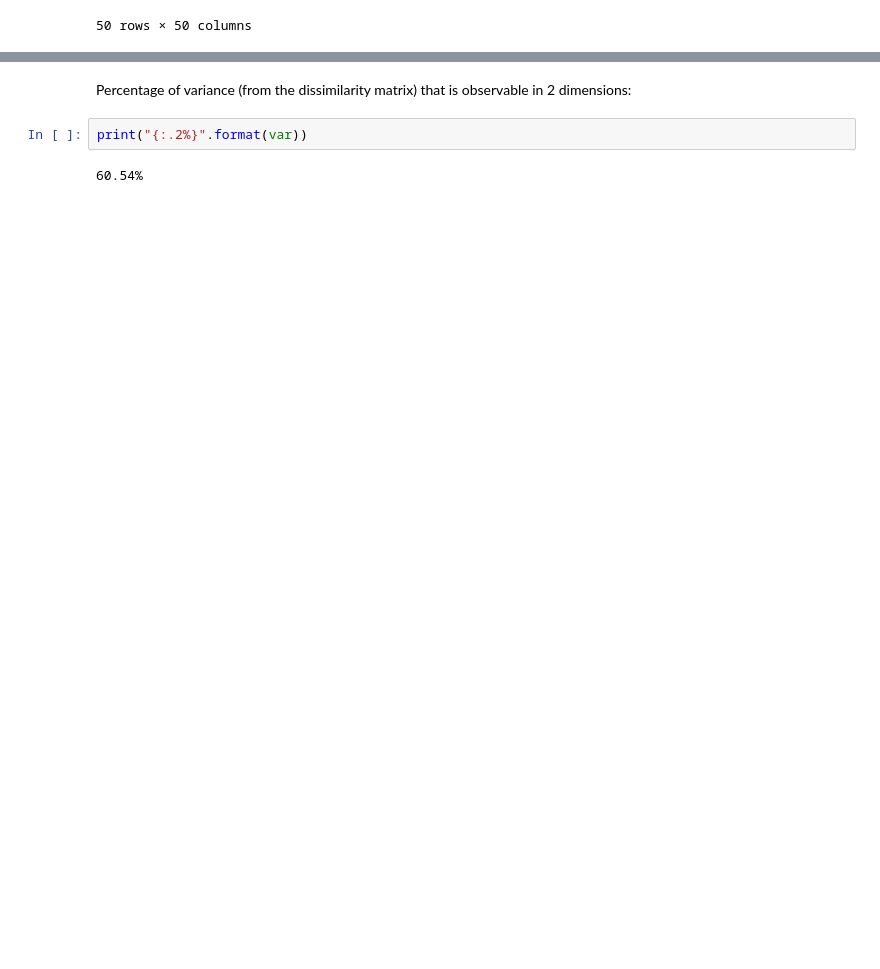
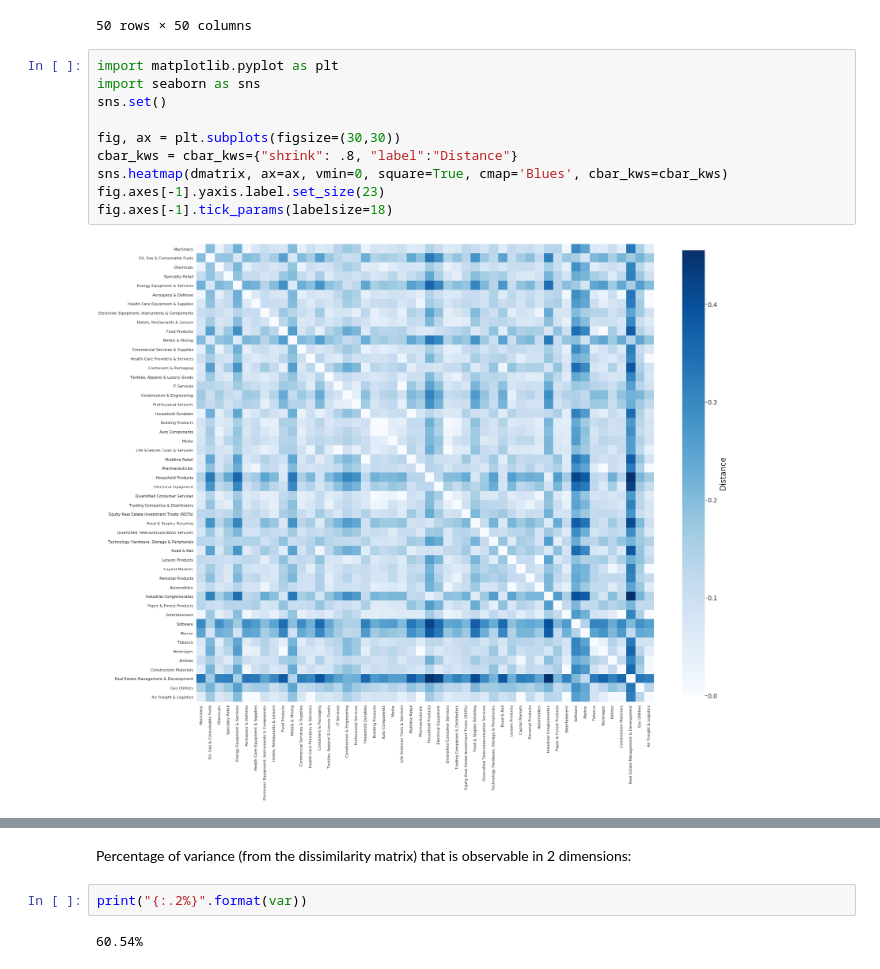
Before and after one commit to diogoseca/qualitative-clustering, a Jupyter notebook: notebooks/2. Clustering Company Industries.ipynb, the cells around one changed output, grey strips where cells are left out. Cells and saved outputs as stored; diff of their text form; blank space fills up the shorter version.

```diff
--- a/notebooks/2. Clustering Company Industries.ipynb
+++ b/notebooks/2. Clustering Company Industries.ipynb
@@ -99,6 +98,18 @@ dmatrix
 | Gas Utilities | 0.152063 | 0.215910 | 0.130617 | 0.175954 | 0.260341 | ... |
 | Air Freight & Logistics | 0.049518 | 0.169017 | 0.064013 | 0.094826 | 0.200680 | ... |
 50 rows × 50 columns
+# %%
+import matplotlib.pyplot as plt
+import seaborn as sns
+sns.set()
+
+fig, ax = plt.subplots(figsize=(30,30))
+cbar_kws = cbar_kws={"shrink": .8, "label":"Distance"}
+sns.heatmap(dmatrix, ax=ax, vmin=0, square=True, cmap='Blues', cbar_kws=cbar_kws)
+fig.axes[-1].yaxis.label.set_size(23)
+fig.axes[-1].tick_params(labelsize=18)
+# %% [output]
+[figure, added]
 # %%
 from qclustering import plot_dissimilarity_2d
 
```
Also changed, not shown: parts of 5 cells of this notebook, 3 other files.
